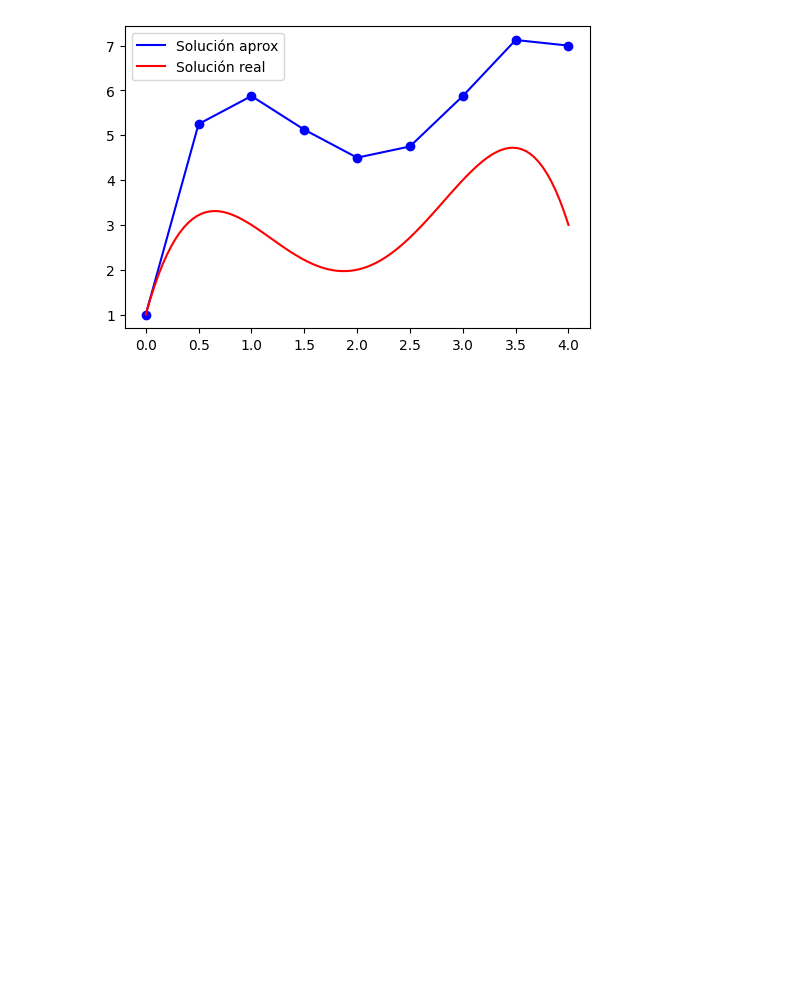
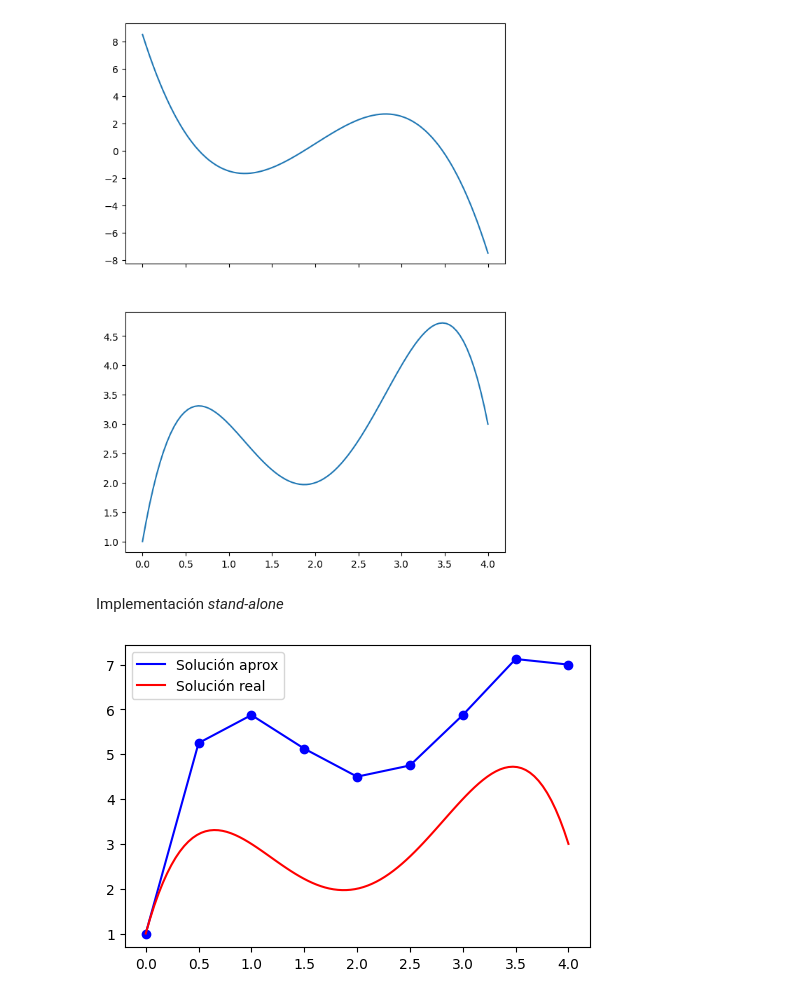
Before and after one commit to gmauricio-toledo/UNISON-teaching, a Jupyter notebook: EDO.ipynb, the cells around one changed output. Drawn from its saved outputs; the diff is of its cells as text; code cells hidden in the pictures; blank space fills up the shorter version.

```diff
--- a/EDO.ipynb
+++ b/EDO.ipynb
@@ -3,2 +20,15 @@
+# %%
+import matplotlib.pyplot as plt
+
+xs = np.linspace(0,4,100)
+
+fig, (ax1, ax2) = plt.subplots(nrows=2, sharex=True,figsize=(7,10),dpi=100)
+ax1.plot(xs,[f(x) for x in xs])
+ax2.plot(xs,[sol(x) for x in xs])
+fig.show()
+# %% [output]
+[figure, added]
+# %% [markdown]
+Implementación *stand-alone*
 # %%
 import numpy as np
```
Also changed, not shown: parts of 5 cells of this notebook.
